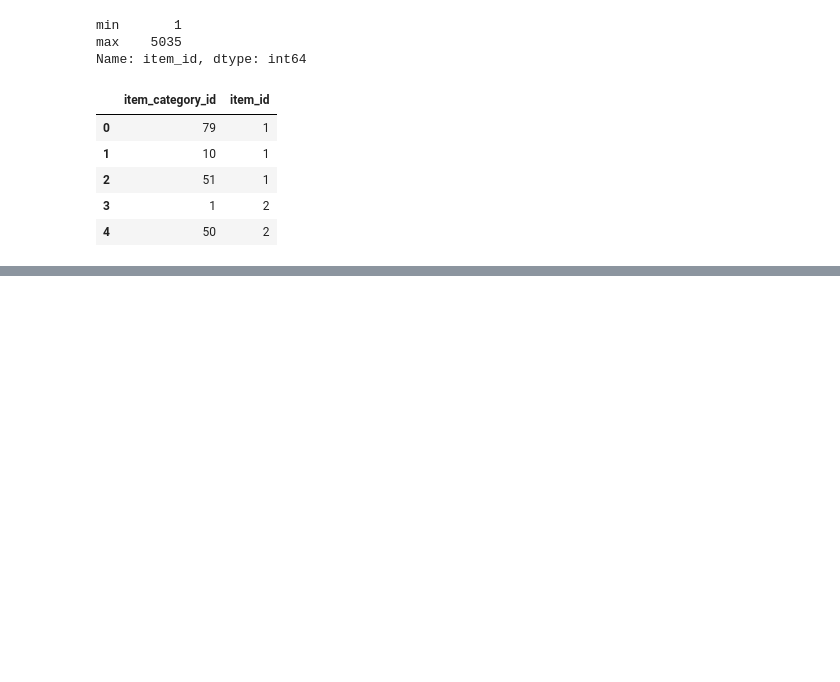
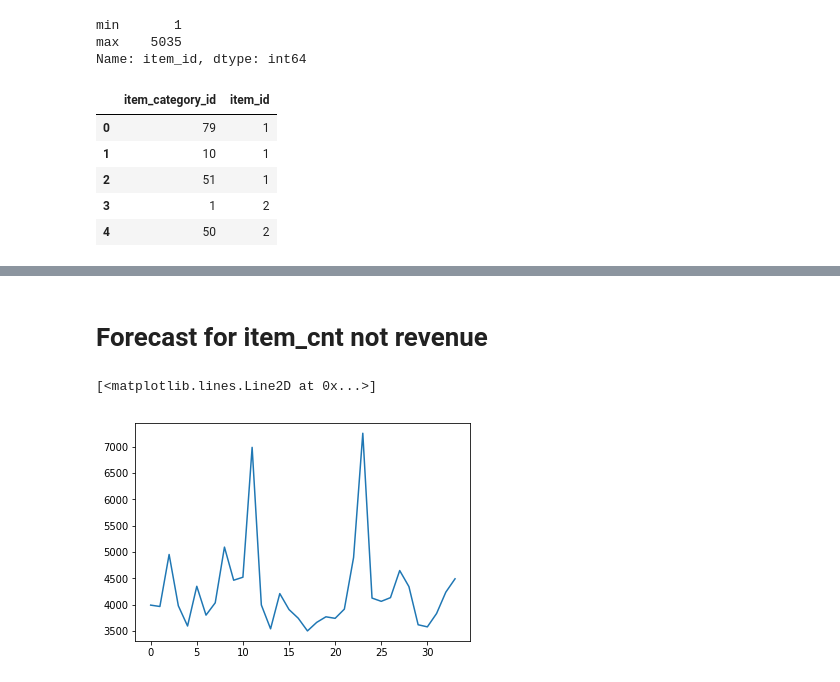
Before and after one commit to charlehl/kaggle_comps, a Jupyter notebook: predict_future_sales/tsa_kaggle_comp.ipynb, the cells around one changed output, grey strips where cells are left out. Saved outputs shown, nothing was run; the diff lists cells and outputs as text; code cells hidden in the pictures; blank space fills up the shorter version.

```diff
--- a/predict_future_sales/tsa_kaggle_comp.ipynb
+++ b/predict_future_sales/tsa_kaggle_comp.ipynb
@@ -188,0 +193,6 @@ fig = res.plot()
+# %% [markdown]
+# Forecast for item_cnt not revenue
+# %%
+# Kaggle wants to predict item_cnt not revenue...switch to forecast item_cnt
+monthly_sales_shop_df = sales_train_df.groupby(['date_block_num', 'shop_id']).agg(
+    {'item_cnt_day': 'sum'})
@@ -188,0 +202,9 @@ fig = res.plot()
+# %%
+# Check a store
+temp = monthly_sales_shop_df.loc[(slice(0,33), 42), 'item_cnt_day']
+# %%
+# plot sales by store 42
+plt.plot(temp.index.get_level_values('date_block_num'), temp.values)
+# %% [output]
+[<matplotlib.lines.Line2D at 0x...>]
+[figure, added]
```
Also changed, not shown: parts of 24 cells of this notebook.
